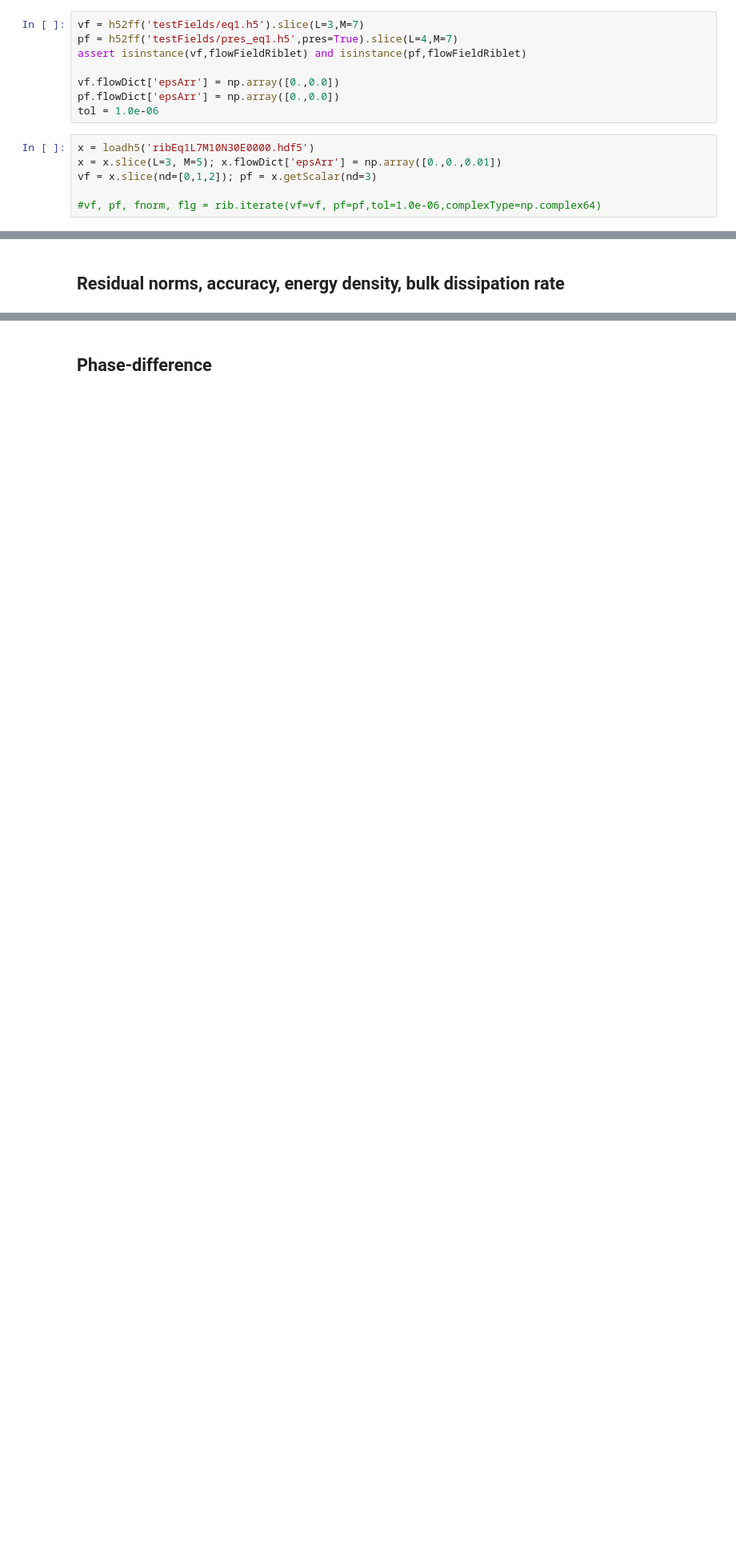
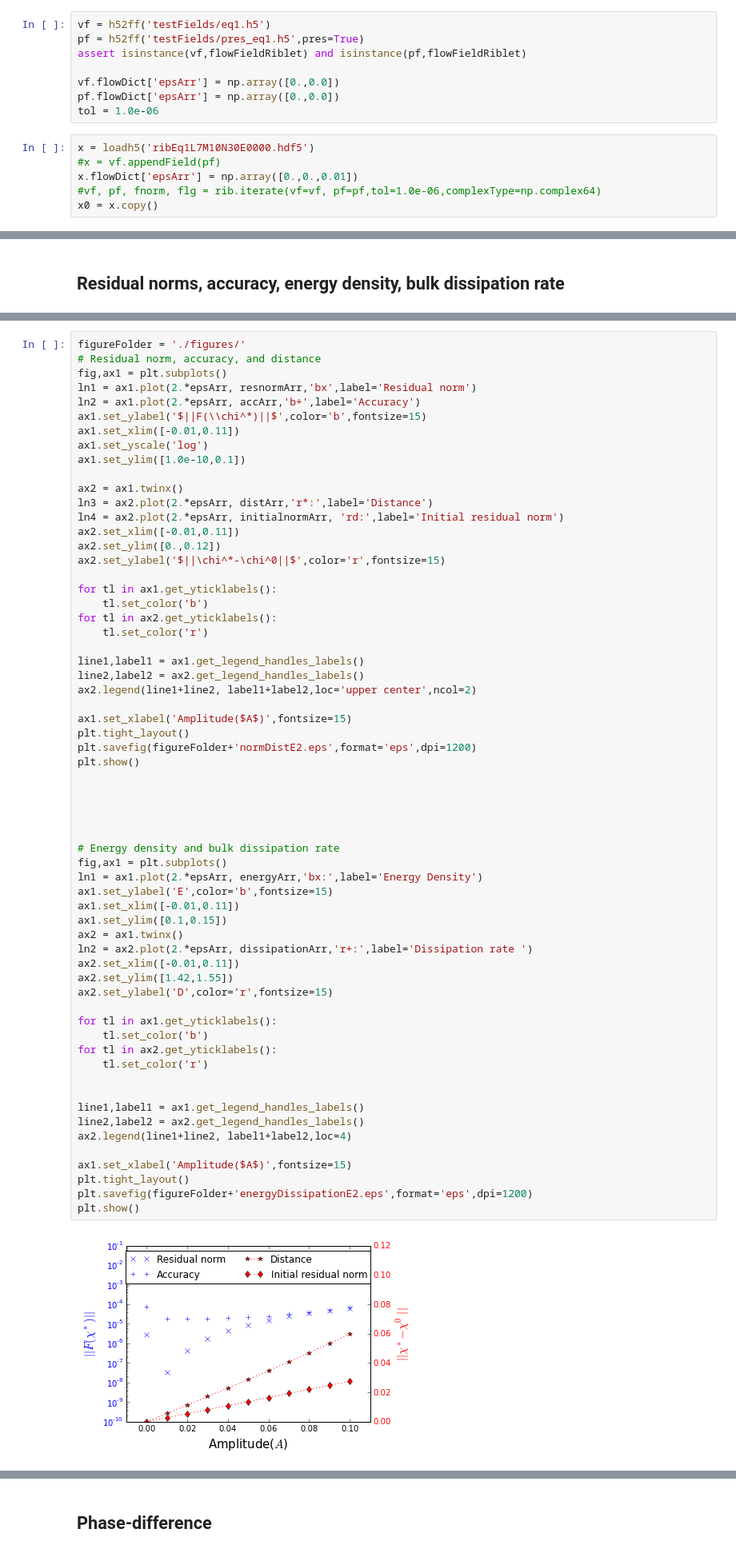
Before and after one commit to saba-vadarevu/Grooved-Channel-Flow, a Jupyter notebook: exactRiblet.ipynb, the cells around one changed output, grey strips where cells are left out. Shown at 80% size. Saved outputs shown, nothing was run; the diff lists cells and outputs as text; blank space fills up the shorter version.

```diff
--- a/exactRiblet.ipynb
+++ b/exactRiblet.ipynb
@@ -34,6 +40,6 @@ Success for both tests!
 # %%
-vf = h52ff('testFields/eq1.h5').slice(L=3,M=7)
-pf = h52ff('testFields/pres_eq1.h5',pres=True).slice(L=4,M=7)
+vf = h52ff('testFields/eq1.h5')
+pf = h52ff('testFields/pres_eq1.h5',pres=True)
 assert isinstance(vf,flowFieldRiblet) and isinstance(pf,flowFieldRiblet)
 
 vf.flowDict['epsArr'] = np.array([0.,0.0])
@@ -41,7 +47,7 @@ pf.flowDict['epsArr'] = np.array([0.,0.0])
 tol = 1.0e-06
 # %%
 x = loadh5('ribEq1L7M10N30E0000.hdf5')
-x = x.slice(L=3, M=5); x.flowDict['epsArr'] = np.array([0.,0.,0.01])
-vf = x.slice(nd=[0,1,2]); pf = x.getScalar(nd=3)
-
+#x = vf.appendField(pf)
+x.flowDict['epsArr'] = np.array([0.,0.,0.01])
 #vf, pf, fnorm, flg = rib.iterate(vf=vf, pf=pf,tol=1.0e-06,complexType=np.complex64)
+x0 = x.copy()
@@ -226,0 +372,64 @@ array([ -2.96616728e-07,   6.83102978e-04,   2.74398629e-03,
+# %%
+figureFolder = './figures/'
+# Residual norm, accuracy, and distance
+fig,ax1 = plt.subplots()
+ln1 = ax1.plot(2.*epsArr, resnormArr,'bx',label='Residual norm')
+ln2 = ax1.plot(2.*epsArr, accArr,'b+',label='Accuracy')
+ax1.set_ylabel('$||F(\\chi^*)||$',color='b',fontsize=15)
+ax1.set_xlim([-0.01,0.11])
+ax1.set_yscale('log')
+ax1.set_ylim([1.0e-10,0.1])
+
+ax2 = ax1.twinx()
+ln3 = ax2.plot(2.*epsArr, distArr,'r*:',label='Distance')
+ln4 = ax2.plot(2.*epsArr, initialnormArr, 'rd:',label='Initial residual norm')
+ax2.set_xlim([-0.01,0.11])
+ax2.set_ylim([0.,0.12])
+ax2.set_ylabel('$||\chi^*-\chi^0||$',color='r',fontsize=15)
+
+for tl in ax1.get_yticklabels():
+    tl.set_color('b')
+for tl in ax2.get_yticklabels():
+    tl.set_color('r')
+
+line1,label1 = ax1.get_legend_handles_labels()
+line2,label2 = ax2.get_legend_handles_labels()
+ax2.legend(line1+line2, label1+label2,loc='upper center',ncol=2)
+
+ax1.set_xlabel('Amplitude($A$)',fontsize=15)
+plt.tight_layout()
+plt.savefig(figureFolder+'normDistE2.eps',format='eps',dpi=1200)
+plt.show()
+
+
+
+
+
+# Energy density and bulk dissipation rate
+fig,ax1 = plt.subplots()
+ln1 = ax1.plot(2.*epsArr, energyArr,'bx:',label='Energy Density')
+ax1.set_ylabel('E',color='b',fontsize=15)
+ax1.set_xlim([-0.01,0.11])
+ax1.set_ylim([0.1,0.15])
+ax2 = ax1.twinx()
+ln2 = ax2.plot(2.*epsArr, dissipationArr,'r+:',label='Dissipation rate ')
+ax2.set_xlim([-0.01,0.11])
+ax2.set_ylim([1.42,1.55])
+ax2.set_ylabel('D',color='r',fontsize=15)
+
+for tl in ax1.get_yticklabels():
+    tl.set_color('b')
+for tl in ax2.get_yticklabels():
+    tl.set_color('r')
+
+
+line1,label1 = ax1.get_legend_handles_labels()
+line2,label2 = ax2.get_legend_handles_labels()
+ax2.legend(line1+line2, label1+label2,loc=4)
+
+ax1.set_xlabel('Amplitude($A$)',fontsize=15)
+plt.tight_layout()
+plt.savefig(figureFolder+'energyDissipationE2.eps',format='eps',dpi=1200)
+plt.show()
+# %% [output]
+[figure, added]
```
Also changed, not shown: parts of 35 cells of this notebook, 2 other files.
